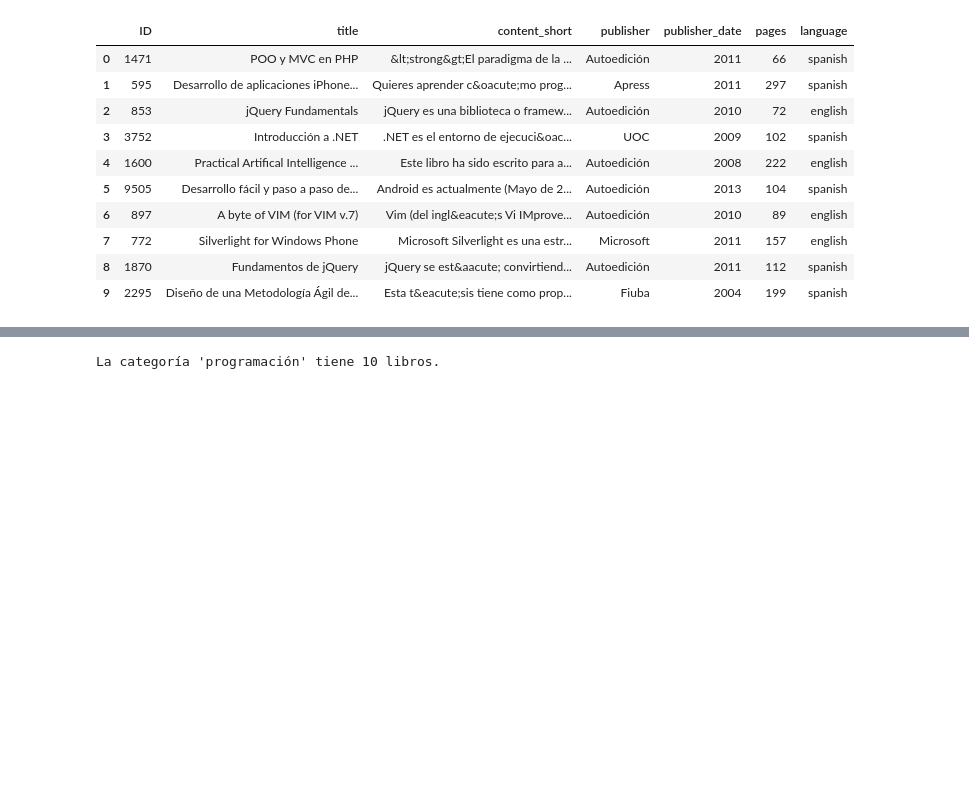
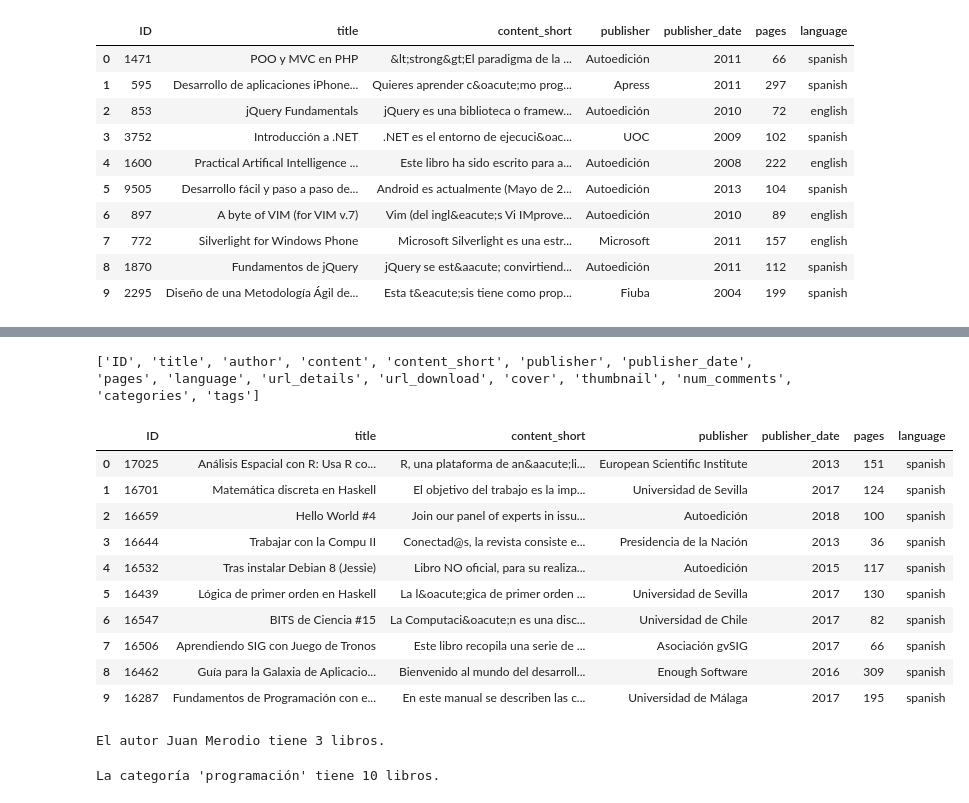
Before and after one commit to luismori1904/APIpc3, a Jupyter notebook: APIpc3.ipynb, the cells around one changed output, grey strips where cells are left out. Saved outputs shown, nothing was run; the diff lists cells and outputs as text; code cells hidden in the pictures; blank space fills up the shorter version.

```diff
--- a/APIpc3.ipynb
+++ b/APIpc3.ipynb
@@ -166,3 +164,14 @@ df_ajimenez
 | 12 | 1742 | Ejercicios de programación declar... | La Programaci&oacute;n Declarativ... | Universidad de Sevilla | 2007 | 124 | spanish |
 | 13 | 1740 | Introducción a la programación ló... | El Prolog (o PROLOG), proveniente... | Universidad de Sevilla | 2006 | 33 | spanish |
 | 14 | 1602 | Ejercicios de programación funcio... | Las caracter&iacute;sticas m&aacu... | Universidad de Sevilla | 2007 | 266 | spanish |
+# %%
+url='https://www.etnassoft.com/api/v1/get/?book_author=juan_merodio&callback=?'
+uclient=urlopen(url)
+responsehtml=uclient.read()
+uclient.close()
+info=json.loads(responsehtml.decode())
+
+df=pd.DataFrame(info)
+print(list(df.columns))
+df_juan=df[['ID','title','content_short','publisher','publisher_date','pages','language']]
+df_juan
@@ -204,3 +219,14 @@ df_programacion
 | 7 | 772 | Silverlight for Windows Phone | Microsoft Silverlight es una estr... | Microsoft | 2011 | 157 | english |
 | 8 | 1870 | Fundamentos de jQuery | jQuery se est&aacute; convirtiend... | Autoedición | 2011 | 112 | spanish |
 | 9 | 2295 | Diseño de una Metodología Ágil de... | Esta t&eacute;sis tiene como prop... | Fiuba | 2004 | 199 | spanish |
+# %%
+url='https://www.etnassoft.com/api/v1/get/?get_categories'
+uclient=urlopen(url)
+responsehtml=uclient.read()
+uclient.close()
+info=json.loads(responsehtml.decode())
+
+df=pd.DataFrame(info)
+print(list(df.columns))
+df_categorias=df[['name','nicename',]]
+df_categorias
@@ -207,3 +252,48 @@ df_programacion
+# %%
+url='https://www.etnassoft.com/api/v1/get/?category=programacion&lang=spanish'
+uclient=urlopen(url)
+responsehtml=uclient.read()
+uclient.close()
+info=json.loads(responsehtml.decode())
+
+df=pd.DataFrame(info)
+print(list(df.columns))
+df_programacion1=df[['ID','title','content_short','publisher','publisher_date','pages','language']]
+df_programacion1
+# %% [output]
+['ID', 'title', 'author', 'content', 'content_short', 'publisher', 'publisher_date', 'pages', 'language', 'url_details', 'url_download', 'cover', 'thumbnail', 'num_comments', 'categories', 'tags']
+|  | ID | title | content_short | publisher | publisher_date | pages | language |
+| 0 | 17025 | Análisis Espacial con R: Usa R co... | R, una plataforma de an&aacute;li... | European Scientific Institute | 2013 | 151 | spanish |
+| 1 | 16701 | Matemática discreta en Haskell | El objetivo del trabajo es la imp... | Universidad de Sevilla | 2017 | 124 | spanish |
+| 2 | 16659 | Hello World #4 | Join our panel of experts in issu... | Autoedición | 2018 | 100 | spanish |
+| 3 | 16644 | Trabajar con la Compu II | Conectad@s, la revista consiste e... | Presidencia de la Nación | 2013 | 36 | spanish |
+| 4 | 16532 | Tras instalar Debian 8 (Jessie) | Libro NO oficial, para su realiza... | Autoedición | 2015 | 117 | spanish |
+| 5 | 16439 | Lógica de primer orden en Haskell | La l&oacute;gica de primer orden ... | Universidad de Sevilla | 2017 | 130 | spanish |
+| 6 | 16547 | BITS de Ciencia #15 | La Computaci&oacute;n es una disc... | Universidad de Chile | 2017 | 82 | spanish |
+| 7 | 16506 | Aprendiendo SIG con Juego de Tronos | Este libro recopila una serie de ... | Asociación gvSIG | 2017 | 66 | spanish |
+| 8 | 16462 | Guía para la Galaxia de Aplicacio... | Bienvenido al mundo del desarroll... | Enough Software | 2016 | 309 | spanish |
+| 9 | 16287 | Fundamentos de Programación con e... | En este manual se describen las c... | Universidad de Málaga | 2017 | 195 | spanish |
+# %%
+import requests
+
+def obtener_cantidad_libros_autor(autor):
+    url = f"https://www.etnassoft.com/api/v1/get/?book_author=juan_merodio&callback=?"
+    response = requests.get(url)
+    if response.status_code == 200:
+        libros = response.json()
+        cantidad_libros = len(libros)
+        return cantidad_libros
+    else:
+        return None
+
+autor = "Juan Merodio"
+cantidad_libros = obtener_cantidad_libros_autor(autor)
+if cantidad_libros is not None:
+    print(f"El autor {autor} tiene {cantidad_libros} libros.")
+else:
+    print("No se encontraron libros del autor especificado.")
+# %% [output]
+El autor Juan Merodio tiene 3 libros.
 # %%
 import requests
 
```
Also changed, not shown: parts of 3 cells of this notebook.
